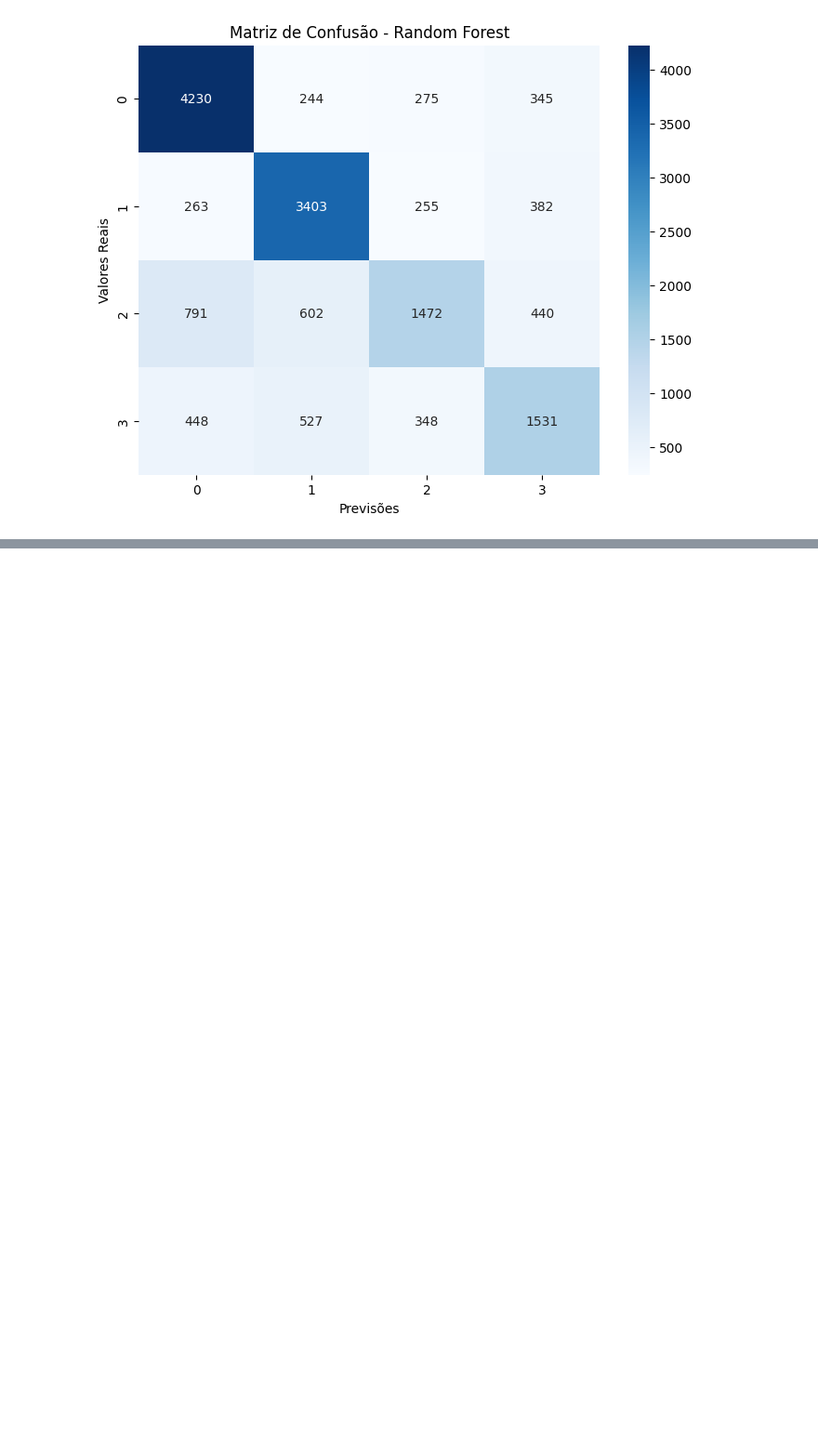
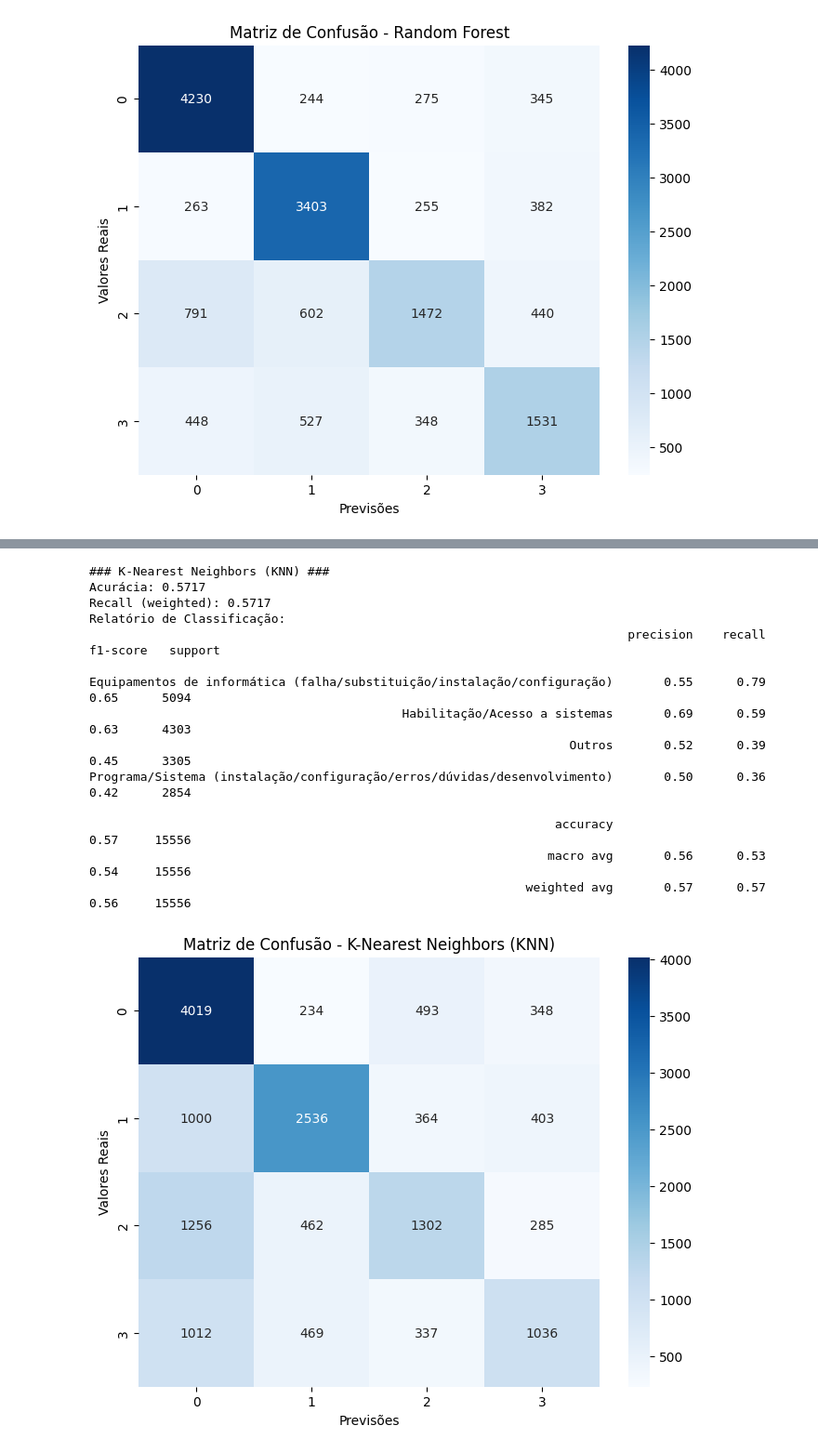
Before and after one commit to jsleocadio/IMD0188-APRENDIZADO_DE_MAQUINA, a Jupyter notebook: ml_supervised.ipynb, the cells around one changed output, grey strips where cells are left out. Shown at 93% size. Saved outputs shown, nothing was run; the diff lists cells and outputs as text; code cells hidden in the pictures; blank space fills up the shorter version.

```diff
--- a/ml_supervised.ipynb
+++ b/ml_supervised.ipynb
@@ -321,0 +372,19 @@ TypeError: SMOTE.__init__() takes 1 positional argument but 2 were given
+# %%
+from imblearn.under_sampling import RandomUnderSampler
+
+down_sample_params = {
+    "Equipamentos de informática (falha/substituição/instalação/configuração)": 2793,
+    "Habilitação/Acesso a sistemas": 2793,
+    "Programa/Sistema (instalação/configuração/erros/dúvidas/desenvolvimento)": 2793,
+    "Outros": 2793
+}
+
+# Inicializar o undersampler
+rus = RandomUnderSampler(sampling_strategy=down_sample_params)
+
+# Aplicar o undersampling nos dados de treino
+X_resampled, y_resampled = rus.fit_resample(X_train, new_labels_train)
+
+# Verificar a nova contagem de itens em cada classe após o undersampling
+print("Contagem de itens em cada label após undersampling (Random Undersampler):")
+print(pd.Series(y_resampled).value_counts())
@@ -321,0 +399,30 @@ TypeError: SMOTE.__init__() takes 1 positional argument but 2 were given
+# %%
+# Treinar o modelo KNN
+knn = KNeighborsClassifier(n_neighbors=5)
+knn.fit(X_resampled, y_resampled)
+
+# Avaliar o modelo KNN
+avaliar_modelo("K-Nearest Neighbors (KNN)", knn, X_val, new_labels_val)
+
+# Treinar o modelo Random Forest
+rf = RandomForestClassifier(n_estimators=100, random_state=42)
+rf.fit(X_resampled, y_resampled)
+
+# Avaliar o modelo Random Forest
+avaliar_modelo("Random Forest", rf, X_val, new_labels_val)
+# %% [output]
+### K-Nearest Neighbors (KNN) ###
+Acurácia: 0.5717
+Recall (weighted): 0.5717
+Relatório de Classificação:
+                                                                          precision    recall  f1-score   support
+
+Equipamentos de informática (falha/substituição/instalação/configuração)       0.55      0.79      0.65      5094
+                                           Habilitação/Acesso a sistemas       0.69      0.59      0.63      4303
+                                                                  Outros       0.52      0.39      0.45      3305
+Programa/Sistema (instalação/configuração/erros/dúvidas/desenvolvimento)       0.50      0.36      0.42      2854
+
+                                                                accuracy                           0.57     15556
+                                                               macro avg       0.56      0.53      0.54     15556
+                                                            weighted avg       0.57      0.57      0.56     15556
+[figure, added]
```
Also changed, not shown: parts of 4 cells of this notebook.
